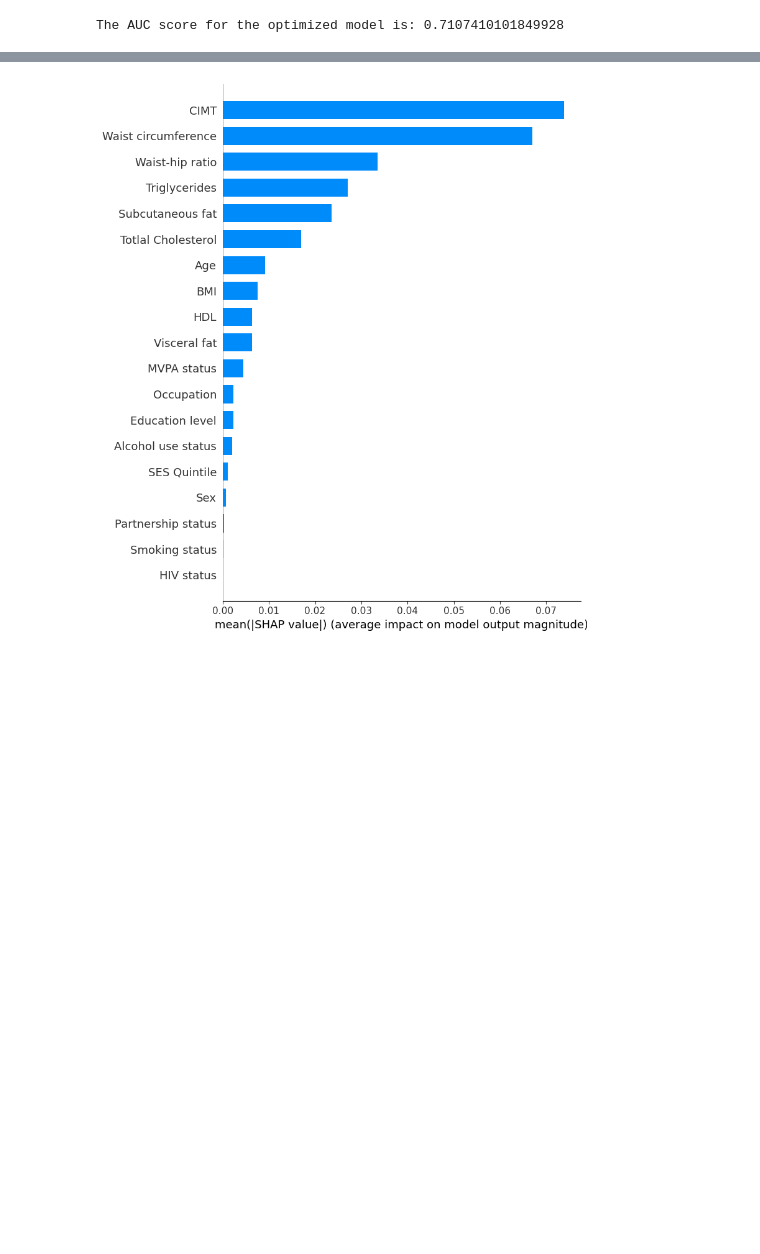
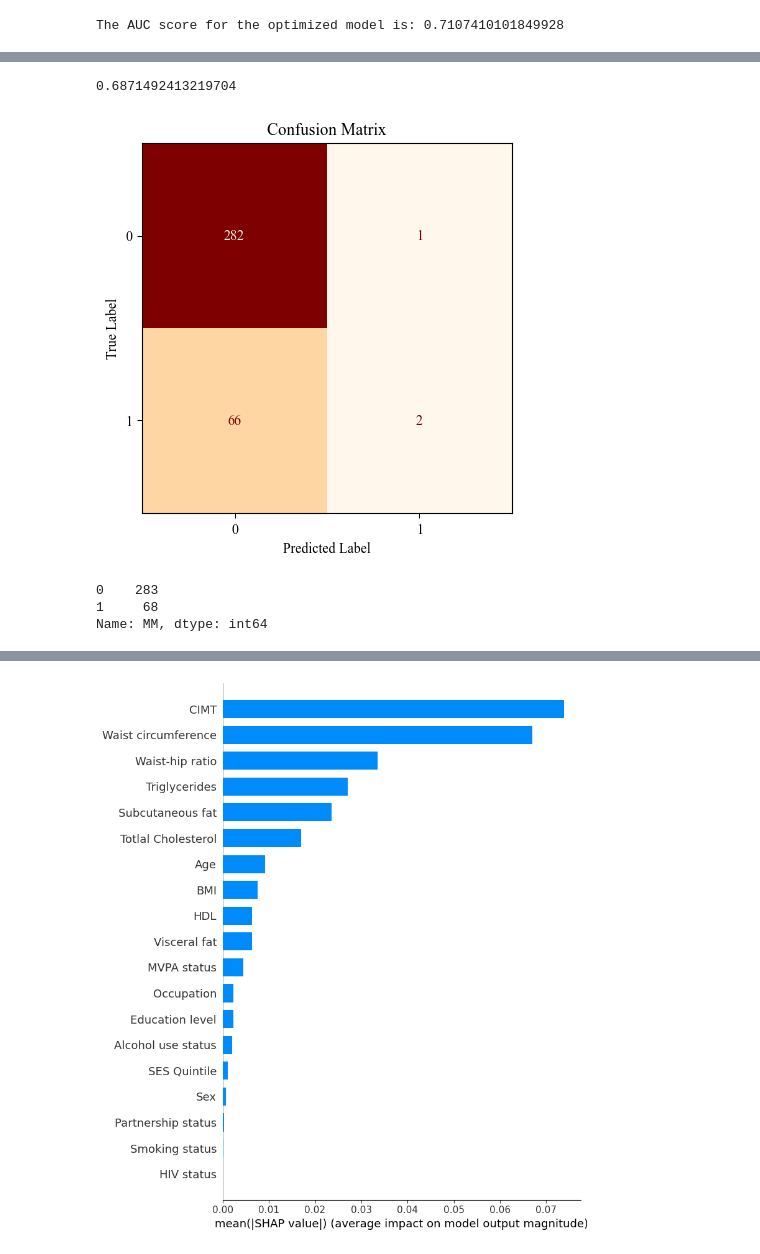
Before and after one commit to kayvinsoo7/AWI_GEN_PROJECT, a Jupyter notebook: Business/MM_Indababx.ipynb, the cells around one changed output, grey strips where cells are left out. Drawn from its saved outputs; the diff is of its cells as text; code cells hidden in the pictures; blank space fills up the shorter version.

```diff
--- a/Business/MM_Indababx.ipynb
+++ b/Business/MM_Indababx.ipynb
@@ -476,3 +497,37 @@ Text(0, 0.5, 'False Positive rate')
+# %%
+balanced_accuracy_score(y_test, Y_pred_XGB)
+# %% [output]
+0.6871492413219704
+# %%
+import matplotlib.pyplot as plt
+from sklearn.metrics import confusion_matrix
+from sklearn.metrics import ConfusionMatrixDisplay
+import numpy as np
+
+# Assume model is already defined and trained
+y_pred = model.predict(X_test)
+cm = confusion_matrix(y_test, y_pred)
+
+# Plot confusion matrix with custom colors
+fig, ax = plt.subplots()
+cmp = ConfusionMatrixDisplay(cm)
+cmp.plot(ax=ax, cmap='OrRd', colorbar=False)  # Use a different colormap
+
+# Customize the plot (optional)
+plt.title('Confusion Matrix')
+plt.xlabel('Predicted Label')
+plt.ylabel('True Label')
+# plt.gca().images[-1].colorbar.set_label('Number of Predictions')
+plt.rcParams.update({'font.family': 'serif', 'font.serif': ['Times New Roman']})
+plt.show()
+# %% [output]
+[figure, added]
+# %%
+y_test.value_counts()
+# %% [output]
+0    283
+1     68
+Name: MM, dtype: int64
 # %%
 # SHAP Modelling
 shap.initjs()
```
Also changed, not shown: parts of 34 cells of this notebook, 1 other file.
